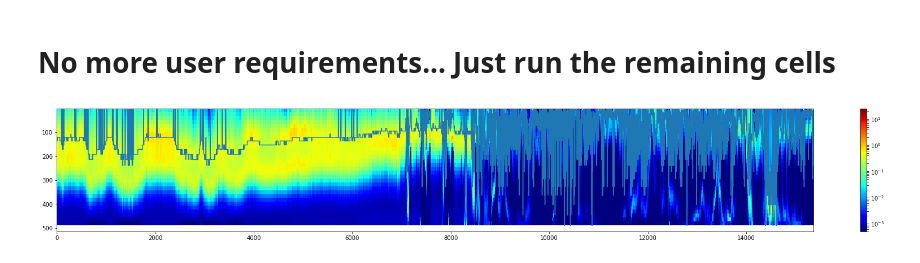
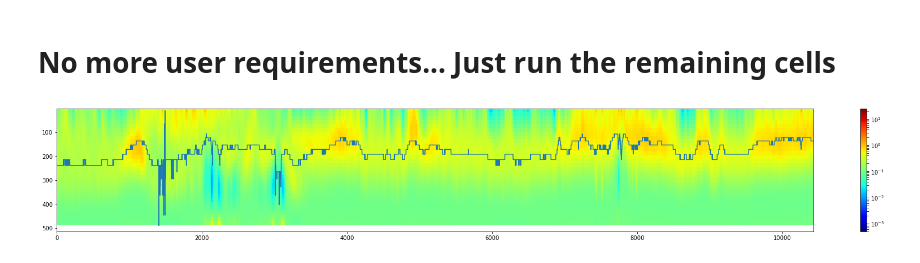
Before and after one commit to erin-telfer/aem_repo, a Jupyter notebook: Depth_of_investigation.ipynb, the cells around one changed output. Saved outputs shown, nothing was run; the diff lists cells and outputs as text; code cells hidden in the pictures.

```diff
--- a/Depth_of_investigation.ipynb
+++ b/Depth_of_investigation.ipynb
@@ -101,38 +104,36 @@ rmit= 75
 # %% [markdown]
 # No more user requirements... Just run the remaining cells
 # %%
-#location variables are defined
+#location variables are defined. Because python locates columns starting at 0, rather than 1, column values are subtracted
 
-EM_column_min= EM_column_min - 1 #Set the first location of EM column within input datafile
-EM_column_max= EM_column_min + reference_layers #Set location of final EM column within input datafile
+EM_column_min2= EM_column_min1 - 1 #Set the first location of EM column within input datafile
+EM_column_max= EM_column_min2 + reference_layers #Set location of final EM column within input datafile
 
-depth_column_min= depth_column_min - 1 #Set the first location of depth column within input datafile
-depth_column_max= depth_column_min + reference_layers # set location of final depth column within input datafile
+depth_column_min2= depth_column_min1 - 1 #Set the first location of depth column within input datafile
+depth_column_max= depth_column_min2 + reference_layers # set location of final depth column within input datafile
 
-elevation_column_max=elevation_column_min + 1 #Set location of final depth column within input datafile
+line_column2 = line_column-1 #Set the location of the line title column within input datafile
 
-line_column = line_column-1 #Set the location of the line title column within input datafile
+easting_column2 =easting_column-1  #Set the location of the easting column within input datafile
 
-easting_column =easting_column-1  #Set the location of the easting column within input datafile
-
-northing_column = northing_column-1 #Set the location of the northing column within input datafile
+northing_column2 = northing_column-1 #Set the location of the northing column within input datafile
 # %%
 #EM data is imported
 
 #Import and format EM data for result one
 input_dat1= folder1 + dat1 #Set variable made of folder location and datafile name
 input_dataset1=pd.read_fwf(input_dat1, header=None) #Import data file
-EM_dataset1=input_dataset1.iloc[:,EM_column_min:EM_column_max].transpose().reset_index(drop=True) #Locate EM data, transpose and set index
-datlen=len(input_datasat1.index) #Set variable made of dataset length
+EM_dataset1=input_dataset1.iloc[:,EM_column_min2:EM_column_max].transpose().reset_index(drop=True) #Locate EM data, transpose and set index
+datlen=len(input_dataset1.index) #Set variable made of dataset length
 
 #Import and format EM data for result two
 input_dat2= folder2 + dat2  #Set variable made of folder location and datafile name
 input_dataset2=pd.read_fwf(input_dat2, header=None) #Import data file
-EM_dataset2=input_dataset2.iloc[:,EM_column_min:EM_column_max].transpose().reset_index(drop=True) #Locate EM data, transpose and set index
+EM_dataset2=input_dataset2.iloc[:,EM_column_min2:EM_column_max].transpose().reset_index(drop=True) #Locate EM data, transpose and set index
 # %%
 #Import and format depth/thickness data
 
-thickness=input_dataset1.iloc[1:2,depth_column_min:depth_column_max].transpose().reset_index(drop=True) #Locate thickness data, transpose and set index
+thickness=input_dataset1.iloc[1:2,depth_column_min2:depth_column_max].transpose().reset_index(drop=True) #Locate thickness data, transpose and set index
 thickness[1].iloc[-1] = thickness[1].iloc[-2] #Set the last thickness value as the second-to-last thickness value
 depth=np.cumsum(thickness) #Create a cumulative sum of depth values
 first_depth=int(depth[1].iloc[0]) #Set variable made of first depth
@@ -144,7 +145,7 @@ elevation=input_dataset1.iloc[:,elevation_column_min:elevation_column_max].squee
 # %%
 #Calculate the data influence values
 
-rdi = (np.log10(EM_dataset)-np.log10(EM_dataset1)) / (np.log10(reference_EC2)- np.log10(reference_EC1)) #Calculate relative data influence
+rdi = (np.log10(EM_dataset2)-np.log10(EM_dataset1)) / (np.log10(reference_conductivity2)- np.log10(reference_conductivity1)) #Calculate relative data influence
 pdi = 100 * (1-rdi) #Calculate percentage data influence
 # %%
 #Search for the depth at which the inversion process reverts back to the reference model (as specified by rmit value)
@@ -154,17 +155,17 @@ doi['depth']=depth #Add depth to array
 doi=doi.set_index('depth') #Set depth as index
 doi=doi.idxmin(axis=0) #Return the index (depth) for the pdi value that is closest to rmit
 # %%
-#an EC profile figure (for one dataset) is created that contains the DOI.
-#Please note, the image has not been offset for elevation
+#A Layered Earth Inversion model figure (for one dataset) is created that contains the DOI line.
+#Please note, the image is not draped to topography (e.g. not offset for elevation).
 
 plt.figure(figsize =(30,4)) #Set size of figure
-norm=mpl.colors.LogNorm(vmin=0.0005, vmax=25.01000) #Set min and max EC values
-im = plt.imshow(EM_dataset1, aspect='auto', extent=[0,(datlen-1),last_depth,first_depth],
+norm=mpl.colors.LogNorm(vmin=0.0005, vmax=25.01000) #Set min and max EM values
+im = plt.imshow(EM_dataset2, aspect='auto', extent=[0,(datlen-1),last_depth,first_depth],
                  norm=norm,
                  cmap=cm.jet) #Figure details
 plt.plot(doi) #Add depth of investigation line
 plt.colorbar(im) #Add colourbar
 plt.show() #Show plot
 # %% [output]
-[figure, old version]
+[figure, new version]
 # %%
```
Also changed, not shown: parts of 9 cells of this notebook.
